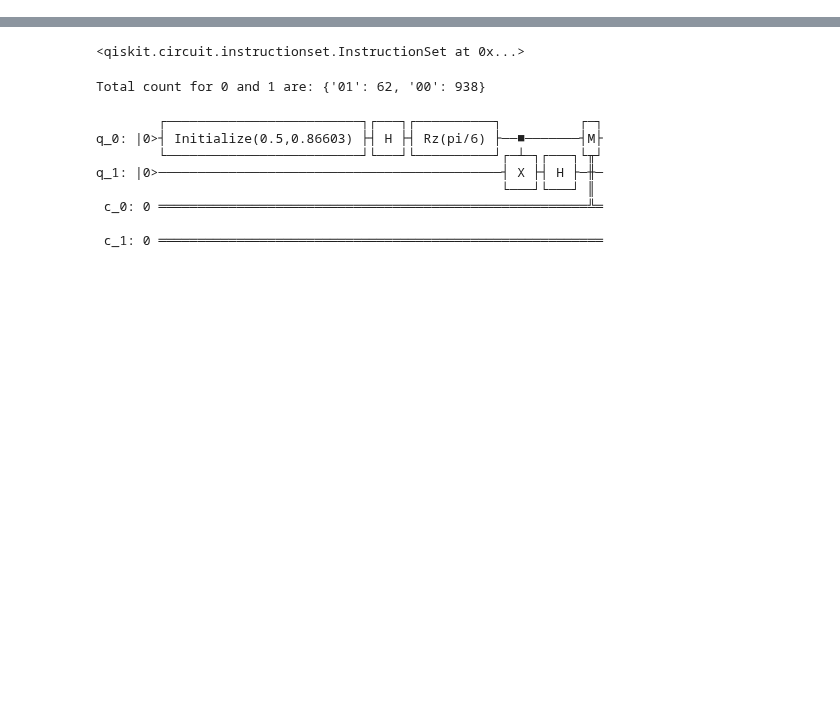
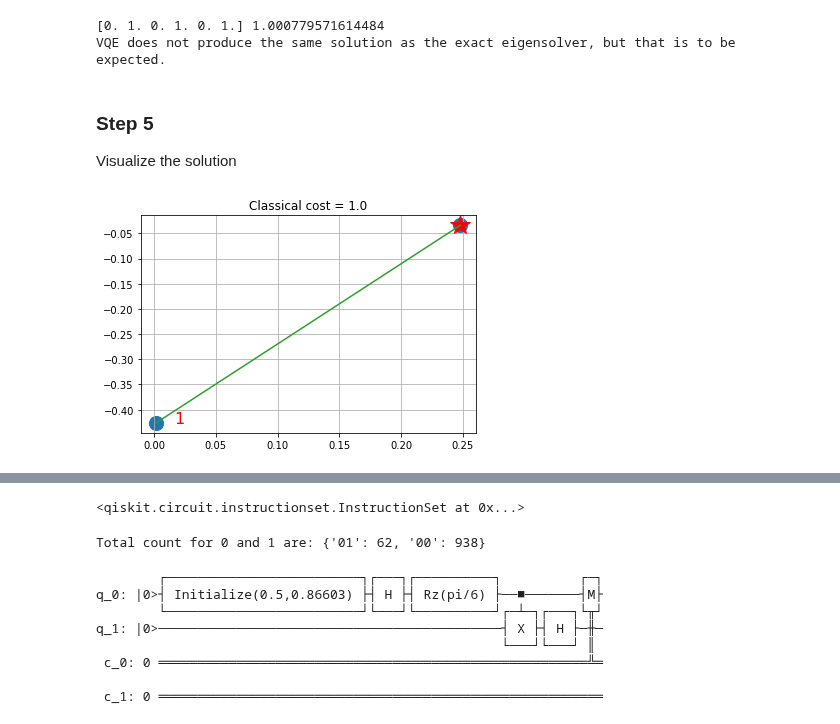
Before and after one commit to osbama/Quantum-Computing-101, a Jupyter notebook: docsrc/source/courses/PHYS437/Hands-On/hands-on-8/hands-on-8-book.ipynb, the cells around one changed output, grey strips where cells are left out. Cells and saved outputs as stored; diff of their text form; code cells hidden in the pictures; blank space fills up the shorter version.

```diff
--- a/docsrc/source/courses/PHYS437/Hands-On/hands-on-8/hands-on-8-book.ipynb
+++ b/docsrc/source/courses/PHYS437/Hands-On/hands-on-8/hands-on-8-book.ipynb
@@ -0,0 +316,24 @@
+# %%
+# Visualize the solution
+def visualize_solution(xc, yc, x, C, n, K, title_str):
+    plt.figure()
+    plt.scatter(xc, yc, s=200)
+    for i in range(len(xc)):
+        plt.annotate(i, (xc[i] + 0.015, yc[i]), size=16, color="r")
+
+    plt.grid()
+
+    for ii in range(n**2, n**2 + n):
+
+        if x[ii] > 0:
+            plt.plot(xc[ii - n**2], yc[ii - n**2], "r*", ms=20)
+
+    for ii in range(0, n**2):
+
+        if x[ii] > 0:
+            iy = ii // n
+            ix = ii % n
+            plt.plot([xc[ix], xc[iy]], [yc[ix], yc[iy]], "C2")
+
+    plt.title(title_str + " cost = " + str(int(C * 100) / 100.0))
+    plt.show()
@@ -0,0 +407,3 @@
+# %%
+# Instantiate the quantum optimizer class with parameters:
+quantum_optimizer = QuantumOptimizer(rho, n, q)
@@ -0,0 +442,11 @@
+# %%
+ground_state, ground_level = quantum_optimizer.exact_solution()
+print(ground_state)
+
+try:
+    if np.abs(ground_level - classical_cost) < 0.01:
+        print("Ising Hamiltonian in Z basis is correct")
+    else:
+        print("Error in the Ising Hamiltonian formulation")
+except Exception as ex:
+    print(ex)
@@ -0,0 +460,25 @@
+# %%
+vqe_state, vqe_level = quantum_optimizer.vqe_solution()
+print(vqe_state, vqe_level)
+
+try:
+    if np.linalg.norm(ground_state - vqe_state) < 0.01:
+        print("VQE produces the same solution as the exact eigensolver.")
+    else:
+        print(
+            "VQE does not produce the same solution as the exact eigensolver, but that is to be expected."
+        )
+except Exception as ex:
+    print(ex)
+# %% [output]
+[0. 1. 0. 1. 0. 1.] 1.000779571614484
+VQE does not produce the same solution as the exact eigensolver, but that is to be expected.
+# %% [markdown]
+### Step 5
+Visualize the solution
+# %%
+xc, yc = data.get_coordinates()
+# %%
+visualize_solution(xc, yc, ground_state, ground_level, n, q, "Classical")
+# %% [output]
+[figure, added]
```
Also changed, not shown: parts of 22 cells of this notebook.
